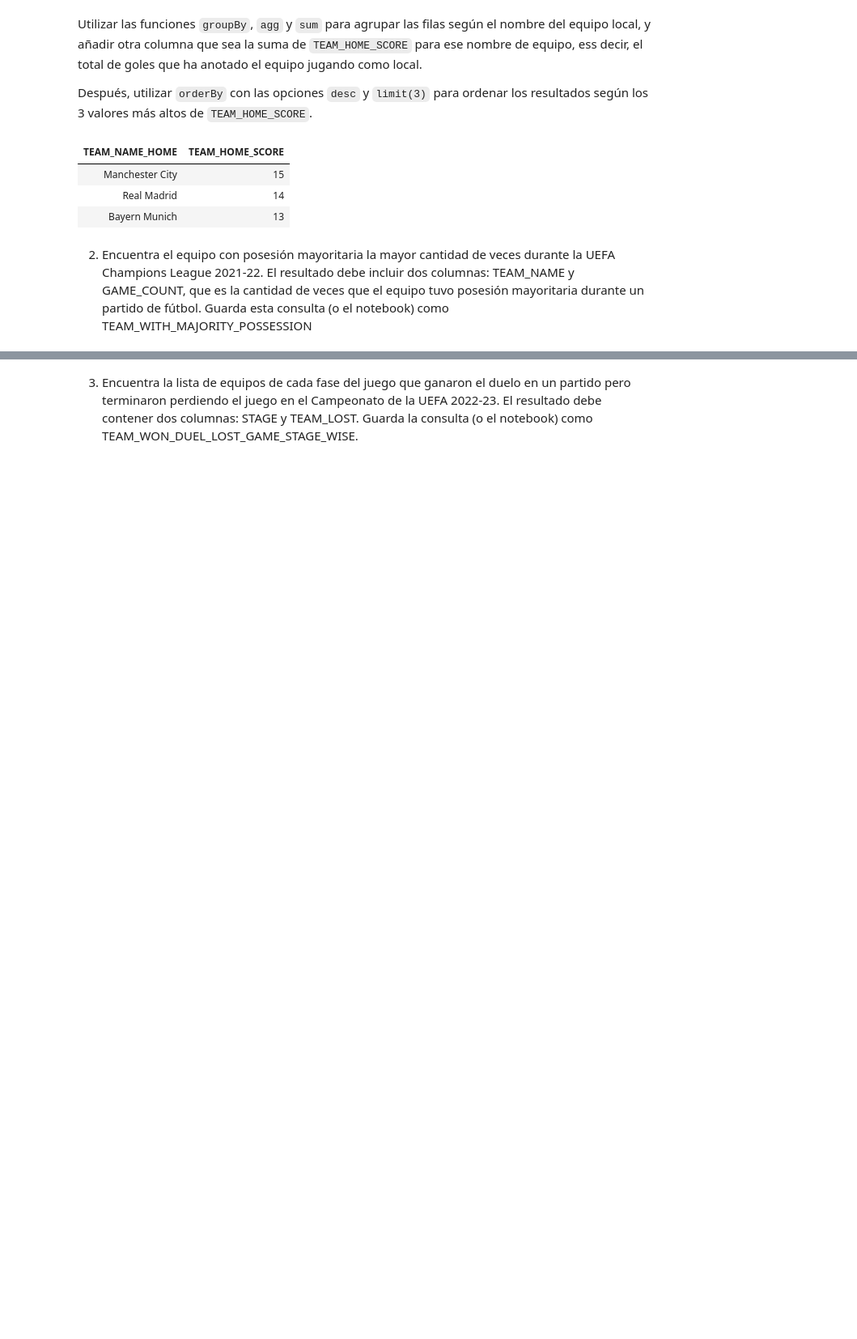
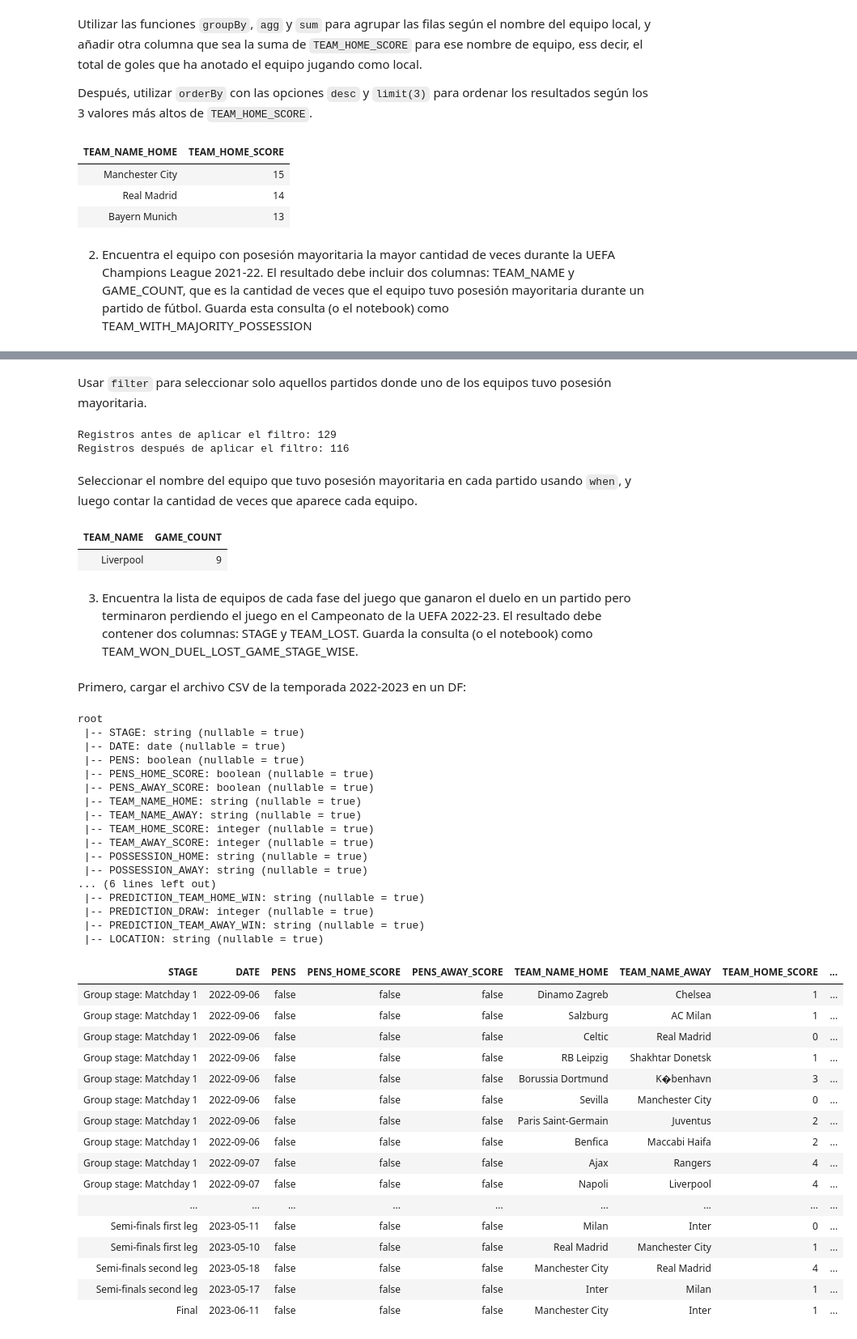
Before and after one commit to alejandrorod-tajamar/PySpark-Data-Cleansing, a Jupyter notebook: Caso_2/Caso_2.ipynb, the cells around one changed output, grey strips where cells are left out. Shown at 81% size. Saved outputs shown, nothing was run; the diff lists cells and outputs as text; code cells hidden in the pictures; blank space fills up the shorter version.

```diff
--- a/Caso_2/Caso_2.ipynb
+++ b/Caso_2/Caso_2.ipynb
@@ -116,2 +211,79 @@ df_2020.display()
+# %% [markdown]
+Usar `filter` para seleccionar solo aquellos partidos donde uno de los equipos tuvo posesión mayoritaria.
+# %%
+print(f"Registros antes de aplicar el filtro: {df_2021.count()}")
+
+# Filtrar solo los partidos donde un equipo tuvo posesión mayoritaria
+df_2021 = df_2021.filter(
+    (col("MAJORITY_POSSESSION_HOME") == 1) | (col("MAJORITY_POSSESSION_AWAY") == 1)
+)
+
+print(f"Registros después de aplicar el filtro: {df_2021.count()}")
+# %% [output]
+Registros antes de aplicar el filtro: 129
+Registros después de aplicar el filtro: 116
+# %% [markdown]
+Seleccionar el nombre del equipo que tuvo posesión mayoritaria en cada partido usando `when`, y luego contar la cantidad de veces que aparece cada equipo.
+# %%
+# Contar cuántas veces tuvo posesión mayoritaria cada equipo
+df_2021 = df_2021.select(
+    when(col("MAJORITY_POSSESSION_HOME") == 1, col("TEAM_NAME_HOME"))
+    .when(col("MAJORITY_POSSESSION_AWAY") == 1, col("TEAM_NAME_AWAY"))
+    .alias("TEAM_NAME")
+).groupBy("TEAM_NAME").count().withColumnRenamed("count", "GAME_COUNT")
+
+# Ordenar por la cantidad de partidos (GAME_COUNT) en orden descendente y tomar el primer equipo
+df_2021 = df_2021.orderBy(col("GAME_COUNT").desc()).limit(1)
+
+df_2021.display()
+# %% [output]
+| TEAM_NAME | GAME_COUNT |
+| Liverpool | 9 |
 # %% [markdown]
 3. Encuentra la lista de equipos de cada fase del juego que ganaron el duelo en un partido pero terminaron perdiendo el juego en el Campeonato de la UEFA 2022-23. El resultado debe contener dos columnas: STAGE y TEAM_LOST. Guarda la consulta (o el notebook) como TEAM_WON_DUEL_LOST_GAME_STAGE_WISE.
+# %% [markdown]
+Primero, cargar el archivo CSV de la temporada 2022-2023 en un DF:
+# %%
+# Cargar el archivo en un DF
+df_2022 = spark.read.option("header", "true") \
+                    .option("inferSchema", "true") \
+                    .csv("dbfs:/FileStore/PySpark-Data-Cleansing/Caso_2/uefa_2022.csv")
+
+# Mostrar el esquema y el contenido del DF
+df_2022.printSchema()
+df_2022.display()
+# %% [output]
+root
+ |-- STAGE: string (nullable = true)
+ |-- DATE: date (nullable = true)
+ |-- PENS: boolean (nullable = true)
+ |-- PENS_HOME_SCORE: boolean (nullable = true)
+ |-- PENS_AWAY_SCORE: boolean (nullable = true)
+ |-- TEAM_NAME_HOME: string (nullable = true)
+ |-- TEAM_NAME_AWAY: string (nullable = true)
+ |-- TEAM_HOME_SCORE: integer (nullable = true)
+ |-- TEAM_AWAY_SCORE: integer (nullable = true)
+ |-- POSSESSION_HOME: string (nullable = true)
+ |-- POSSESSION_AWAY: string (nullable = true)
+... (6 lines left out)
+ |-- PREDICTION_TEAM_HOME_WIN: string (nullable = true)
+ |-- PREDICTION_DRAW: integer (nullable = true)
+ |-- PREDICTION_TEAM_AWAY_WIN: string (nullable = true)
+ |-- LOCATION: string (nullable = true)
+| STAGE | DATE | PENS | PENS_HOME_SCORE | PENS_AWAY_SCORE | TEAM_NAME_HOME | TEAM_NAME_AWAY | TEAM_HOME_SCORE | ... |
+| Group stage: Matchday 1 | 2022-09-06 | false | false | false | Dinamo Zagreb | Chelsea | 1 | ... |
+| Group stage: Matchday 1 | 2022-09-06 | false | false | false | Salzburg | AC Milan | 1 | ... |
+| Group stage: Matchday 1 | 2022-09-06 | false | false | false | Celtic | Real Madrid | 0 | ... |
+| Group stage: Matchday 1 | 2022-09-06 | false | false | false | RB Leipzig | Shakhtar Donetsk | 1 | ... |
+| Group stage: Matchday 1 | 2022-09-06 | false | false | false | Borussia Dortmund | K�benhavn | 3 | ... |
+| Group stage: Matchday 1 | 2022-09-06 | false | false | false | Sevilla | Manchester City | 0 | ... |
+| Group stage: Matchday 1 | 2022-09-06 | false | false | false | Paris Saint-Germain | Juventus | 2 | ... |
+| Group stage: Matchday 1 | 2022-09-06 | false | false | false | Benfica | Maccabi Haifa | 2 | ... |
+| Group stage: Matchday 1 | 2022-09-07 | false | false | false | Ajax | Rangers | 4 | ... |
+| Group stage: Matchday 1 | 2022-09-07 | false | false | false | Napoli | Liverpool | 4 | ... |
+| ... | ... | ... | ... | ... | ... | ... | ... | ... |
+| Semi-finals first leg | 2023-05-11 | false | false | false | Milan | Inter | 0 | ... |
+| Semi-finals first leg | 2023-05-10 | false | false | false | Real Madrid | Manchester City | 1 | ... |
+| Semi-finals second leg | 2023-05-18 | false | false | false | Manchester City | Real Madrid | 4 | ... |
+| Semi-finals second leg | 2023-05-17 | false | false | false | Inter | Milan | 1 | ... |
+| Final | 2023-06-11 | false | false | false | Manchester City | Inter | 1 | ... |
```
Also changed, not shown: parts of 10 cells of this notebook, 2 other files.
